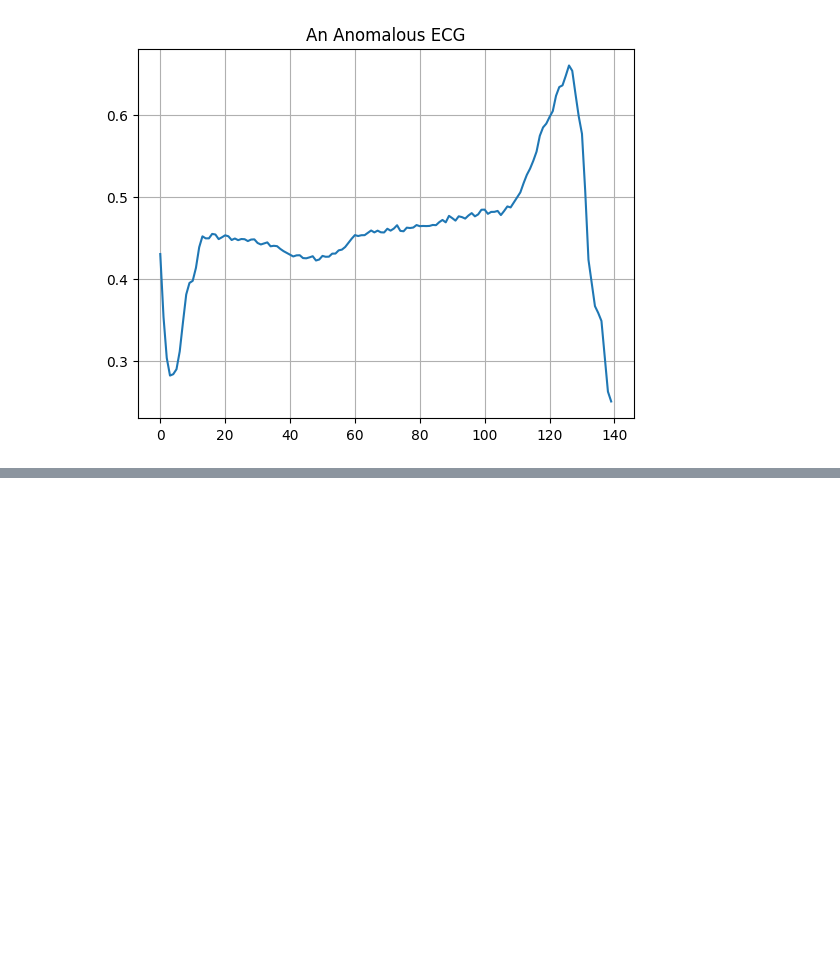
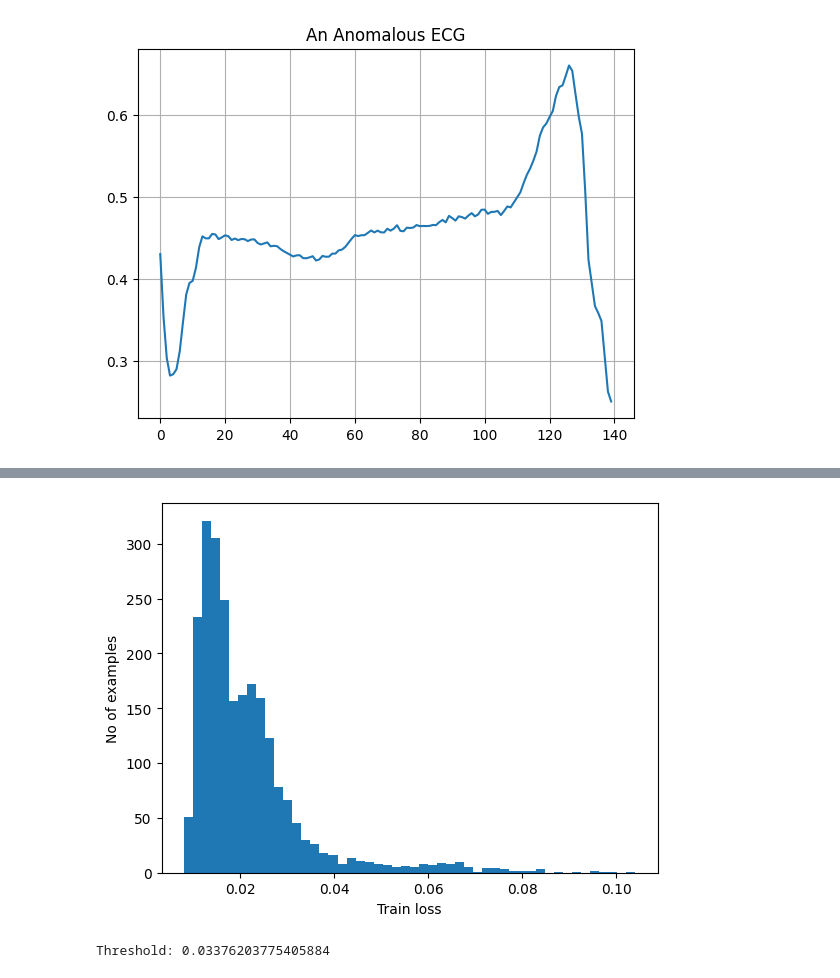
Before and after one commit to min-gyu-jeon/ai-study, a Jupyter notebook: autoencoder/01_basic_autoencoder.ipynb, the cells around one changed output, grey strips where cells are left out. Saved outputs shown, nothing was run; the diff lists cells and outputs as text; code cells hidden in the pictures; blank space fills up the shorter version.

```diff
--- a/autoencoder/01_basic_autoencoder.ipynb
+++ b/autoencoder/01_basic_autoencoder.ipynb
@@ -543,0 +578,17 @@ plt.legend()
+# %%
+autoencoder.eval()
+with torch.no_grad():
+    reconstructions = autoencoder(normal_train_data)
+    train_loss = torch.abs(reconstructions - normal_train_data).mean(dim=1)
+
+plt.hist(train_loss.cpu().numpy(), bins=50)
+plt.xlabel("Train loss")
+plt.ylabel("No of examples")
+plt.show()
+# %% [output]
+[figure, added]
+# %%
+threshold = train_loss.mean() + train_loss.std(unbiased=False)
+print("Threshold:", threshold.item())
+# %% [output]
+Threshold: 0.03376203775405884
```
Also changed, not shown: parts of 12 cells of this notebook.
